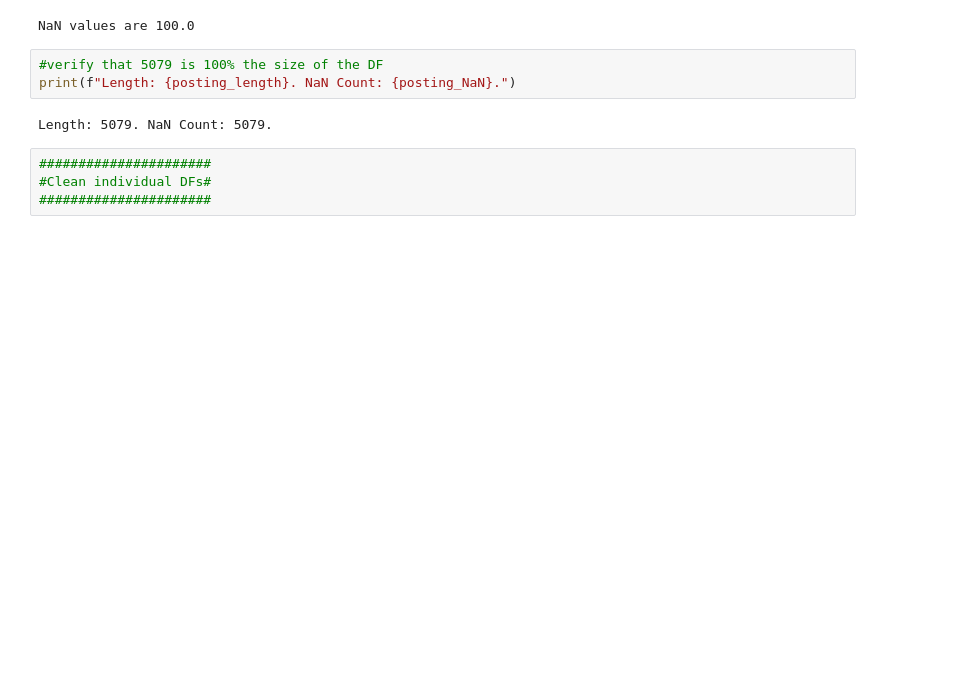
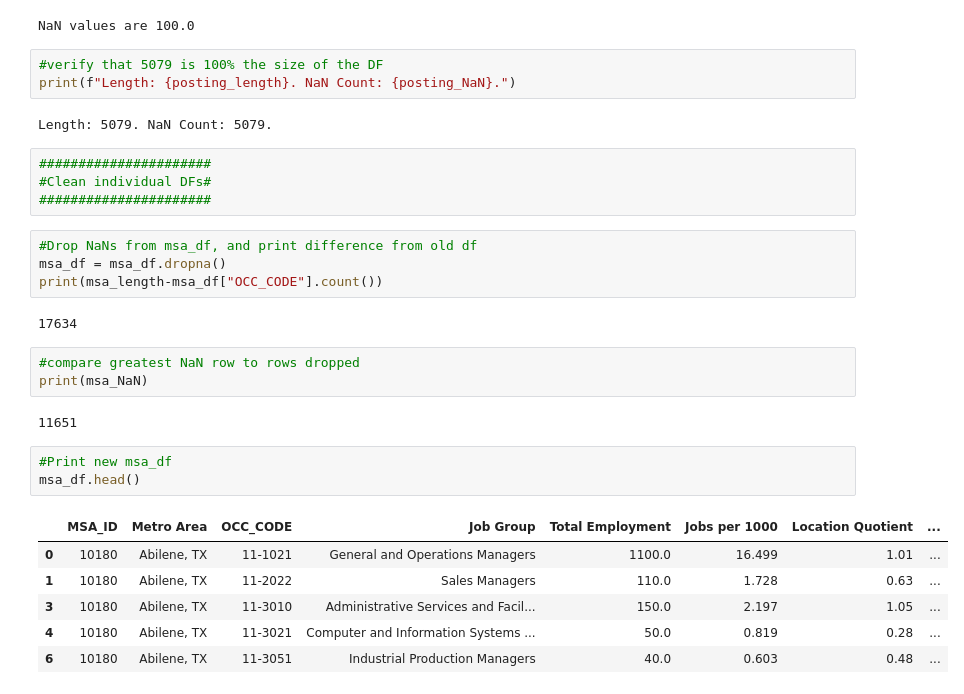
Before and after one commit to JMWilliams3790/AnonCoUSA, a Jupyter notebook: AnonCoClean.ipynb, the cells around one changed output. Drawn from its saved outputs; the diff is of its cells as text; blank space fills up the shorter version.

```diff
--- a/AnonCoClean.ipynb
+++ b/AnonCoClean.ipynb
@@ -249,3 +248,24 @@ Length: 5079. NaN Count: 5079.
 ######################
 #Clean individual DFs#
 ######################
+# %%
+#Drop NaNs from msa_df, and print difference from old df
+msa_df = msa_df.dropna()
+print(msa_length-msa_df["OCC_CODE"].count())
+# %% [output]
+17634
+# %%
+#compare greatest NaN row to rows dropped
+print(msa_NaN)
+# %% [output]
+11651
+# %%
+#Print new msa_df
+msa_df.head()
+# %% [output]
+|  | MSA_ID | Metro Area | OCC_CODE | Job Group | Total Employment | Jobs per 1000 | Location Quotient | ... |
+| 0 | 10180 | Abilene, TX | 11-1021 | General and Operations Managers | 1100.0 | 16.499 | 1.01 | ... |
+| 1 | 10180 | Abilene, TX | 11-2022 | Sales Managers | 110.0 | 1.728 | 0.63 | ... |
+| 3 | 10180 | Abilene, TX | 11-3010 | Administrative Services and Facil... | 150.0 | 2.197 | 1.05 | ... |
+| 4 | 10180 | Abilene, TX | 11-3021 | Computer and Information Systems ... | 50.0 | 0.819 | 0.28 | ... |
+| 6 | 10180 | Abilene, TX | 11-3051 | Industrial Production Managers | 40.0 | 0.603 | 0.48 | ... |
```
Also changed, not shown: parts of 18 cells of this notebook.
